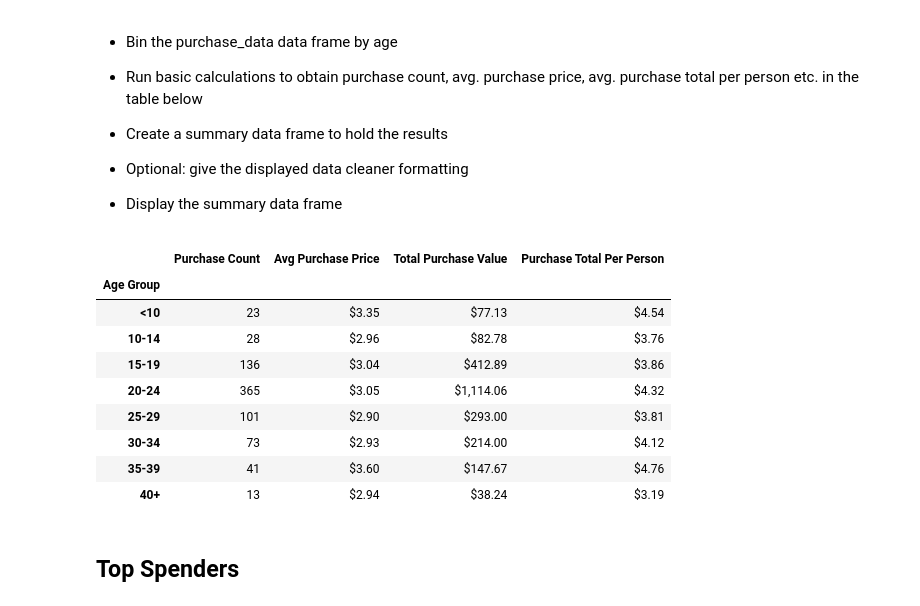
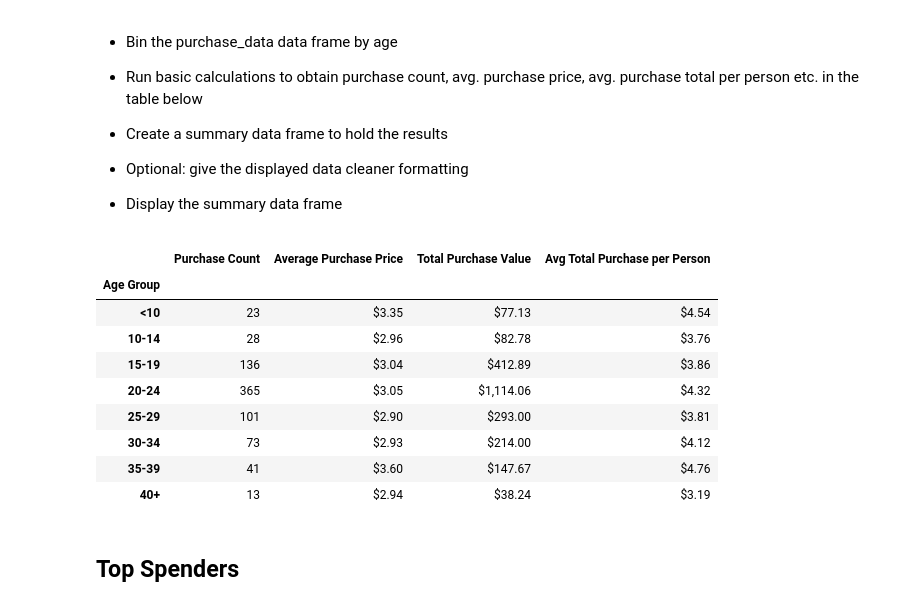
Before and after one commit to rrpherson/Unit-4-Assignment---Pandas-Pandas-Pandas, a Jupyter notebook: HeroesOfPymoli_starter.ipynb, the cells around one changed output. Saved outputs shown, nothing was run; the diff lists cells and outputs as text; code cells hidden in the pictures.

```diff
--- a/HeroesOfPymoli_starter.ipynb
+++ b/HeroesOfPymoli_starter.ipynb
@@ -189,19 +188,19 @@ ageGroup.filter(items=['Total Count', 'Percentage of Players'])
 # %%
 purchase_count = purchase_data.groupby('Age Group').count()['Purchase ID']
 summary_price = purchase_data.groupby('Age Group').mean()['Price']
 
-#CReate new column for SN total: (already created in previous gender question)
+
 tol_per_age = purchase_data.drop_duplicates(subset='SN', keep='first').groupby('Age Group').sum()['SN Total']
 tol_per_person = purchase_data.drop_duplicates(subset='SN', keep='first').groupby('Age Group').mean()['SN Total']
 
-# All desired values are in a series
-age_summary = pd.DataFrame({'Purchase Count':purchase_count, 'Avg Purchase Price': summary_price, 'Total Purchase Value':tol_per_age,'Purchase Total Per Person':tol_per_person})
-age_summary['Avg Purchase Price'] = age_summary['Avg Purchase Price'].map('${:.2f}'.format)
+
+age_summary = pd.DataFrame({'Purchase Count':purchase_count, 'Average Purchase Price': summary_price, 'Total Purchase Value':tol_per_age,'Avg Total Purchase per Person':tol_per_person})
+age_summary['Average Purchase Price'] = age_summary['Average Purchase Price'].map('${:.2f}'.format)
 age_summary['Total Purchase Value'] = age_summary['Total Purchase Value'].map('${:,.2f}'.format)
-age_summary['Purchase Total Per Person'] = age_summary['Purchase Total Per Person'].map('${:.2f}'.format)
+age_summary['Avg Total Purchase per Person'] = age_summary['Avg Total Purchase per Person'].map('${:.2f}'.format)
 age_summary
 # %% [output]
-|  | Purchase Count | Avg Purchase Price | Total Purchase Value | Purchase Total Per Person |
+|  | Purchase Count | Average Purchase Price | Total Purchase Value | Avg Total Purchase per Person |
 | Age Group |  |  |  |  |
 | <10 | 23 | $3.35 | $77.13 | $4.54 |
 | 10-14 | 28 | $2.96 | $82.78 | $3.76 |
```
Also changed, not shown: parts of 5 cells of this notebook.
